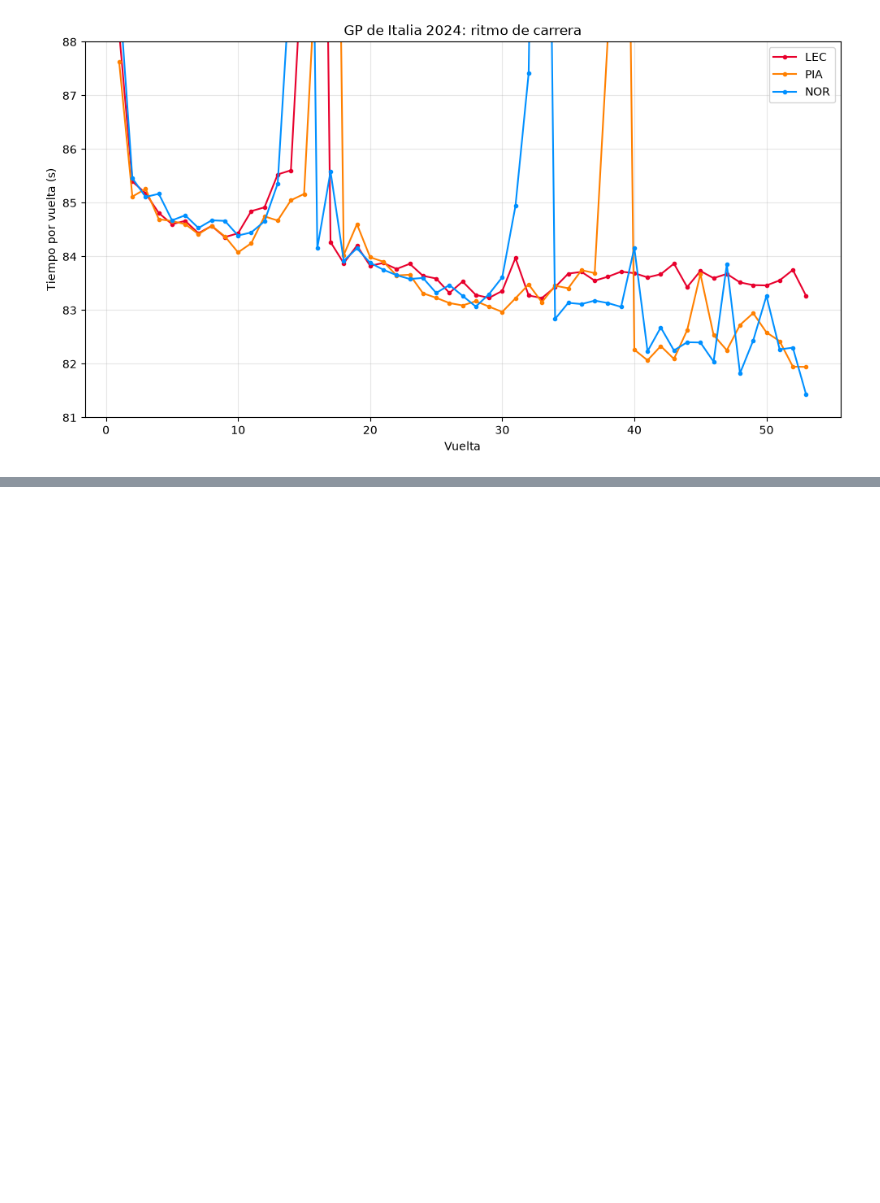
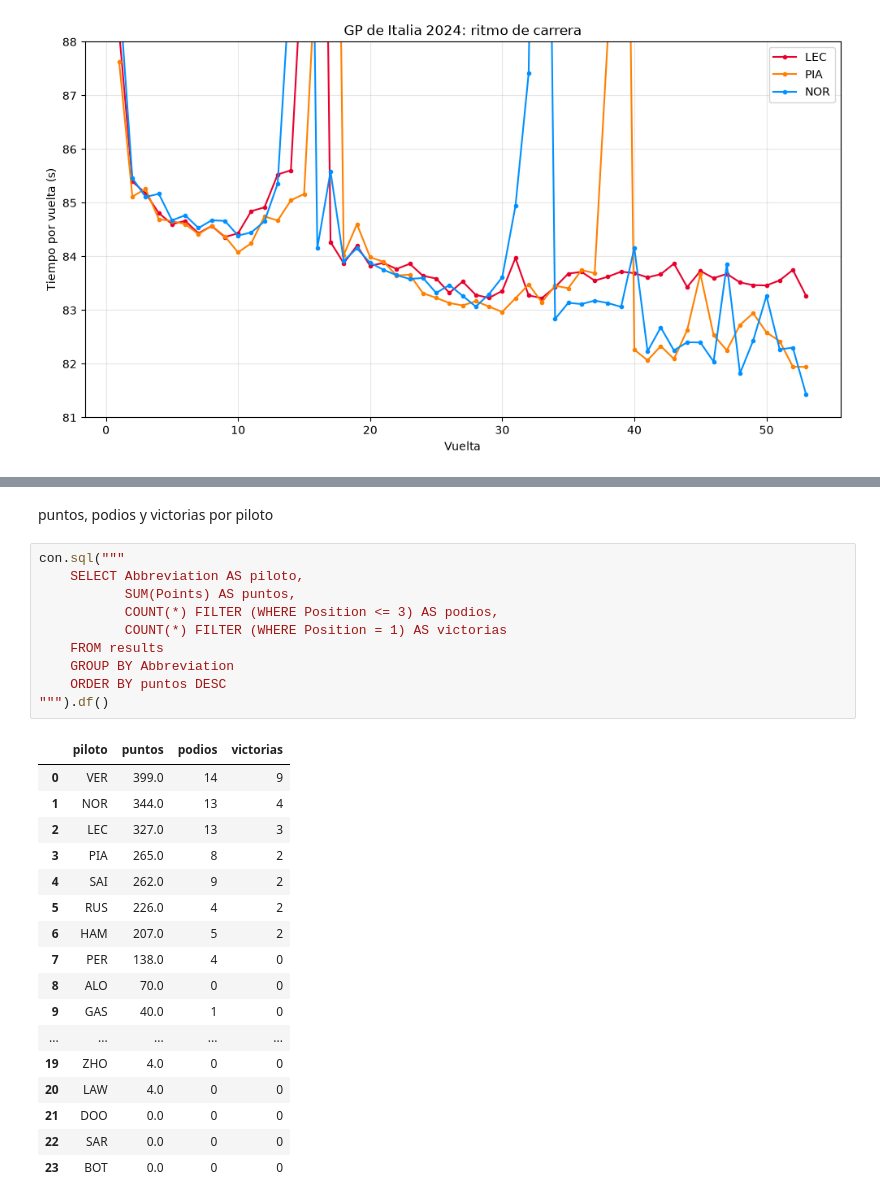
Before and after one commit to wewesito/f1-strategy-analytics, a Jupyter notebook: 01_exploracion.ipynb, the cells around one changed output, grey strips where cells are left out. Cells and saved outputs as stored; diff of their text form; blank space fills up the shorter version.

```diff
--- a/01_exploracion.ipynb
+++ b/01_exploracion.ipynb
@@ -241,0 +369,30 @@ plt.show()
+# %% [markdown]
+puntos, podios y victorias por piloto
+# %%
+con.sql("""
+    SELECT Abbreviation AS piloto,
+           SUM(Points) AS puntos,
+           COUNT(*) FILTER (WHERE Position <= 3) AS podios,
+           COUNT(*) FILTER (WHERE Position = 1) AS victorias
+    FROM results
+    GROUP BY Abbreviation
+    ORDER BY puntos DESC
+""").df()
+# %% [output]
+|  | piloto | puntos | podios | victorias |
+| 0 | VER | 399.0 | 14 | 9 |
+| 1 | NOR | 344.0 | 13 | 4 |
+| 2 | LEC | 327.0 | 13 | 3 |
+| 3 | PIA | 265.0 | 8 | 2 |
+| 4 | SAI | 262.0 | 9 | 2 |
+| 5 | RUS | 226.0 | 4 | 2 |
+| 6 | HAM | 207.0 | 5 | 2 |
+| 7 | PER | 138.0 | 4 | 0 |
+| 8 | ALO | 70.0 | 0 | 0 |
+| 9 | GAS | 40.0 | 1 | 0 |
+| ... | ... | ... | ... | ... |
+| 19 | ZHO | 4.0 | 0 | 0 |
+| 20 | LAW | 4.0 | 0 | 0 |
+| 21 | DOO | 0.0 | 0 | 0 |
+| 22 | SAR | 0.0 | 0 | 0 |
+| 23 | BOT | 0.0 | 0 | 0 |
```
Also changed, not shown: parts of 20 cells of this notebook, 2 other files.
